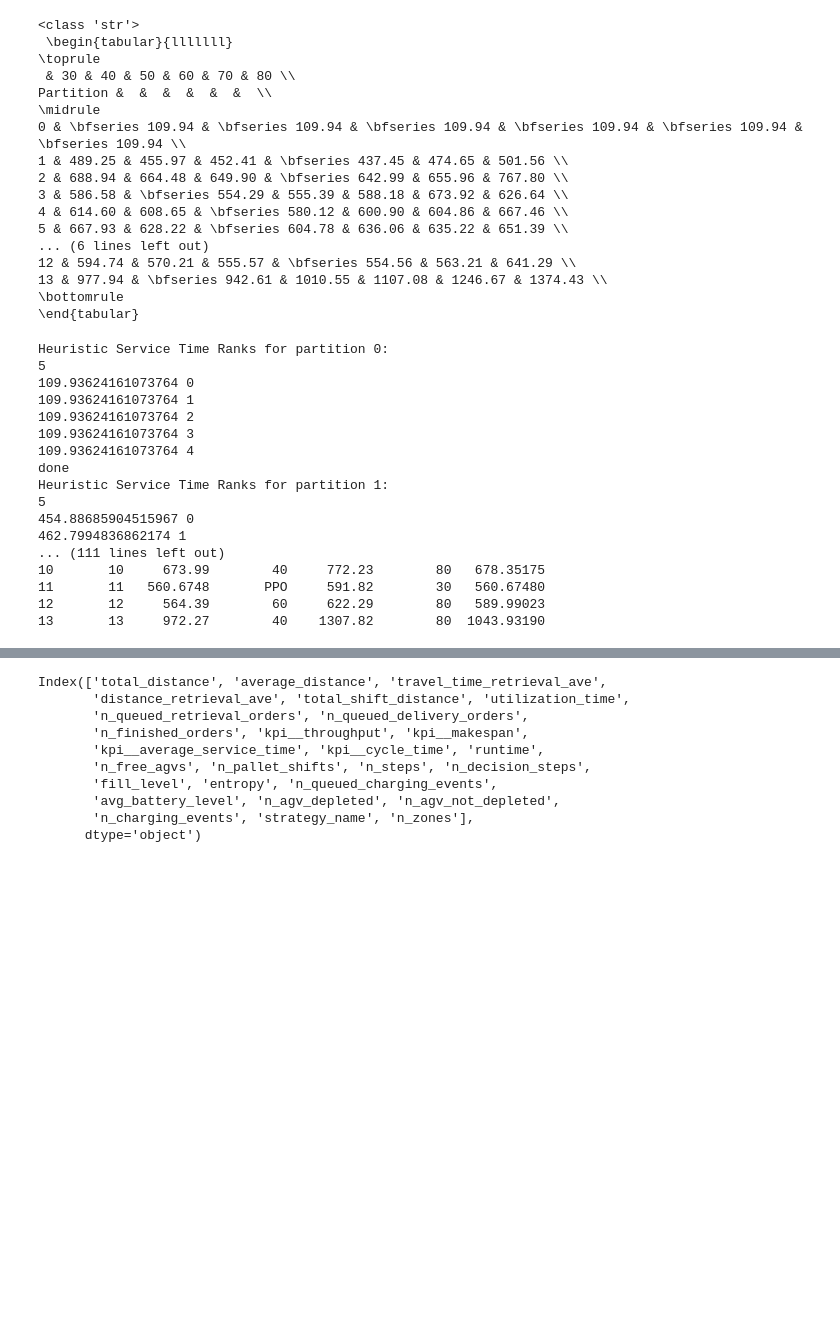
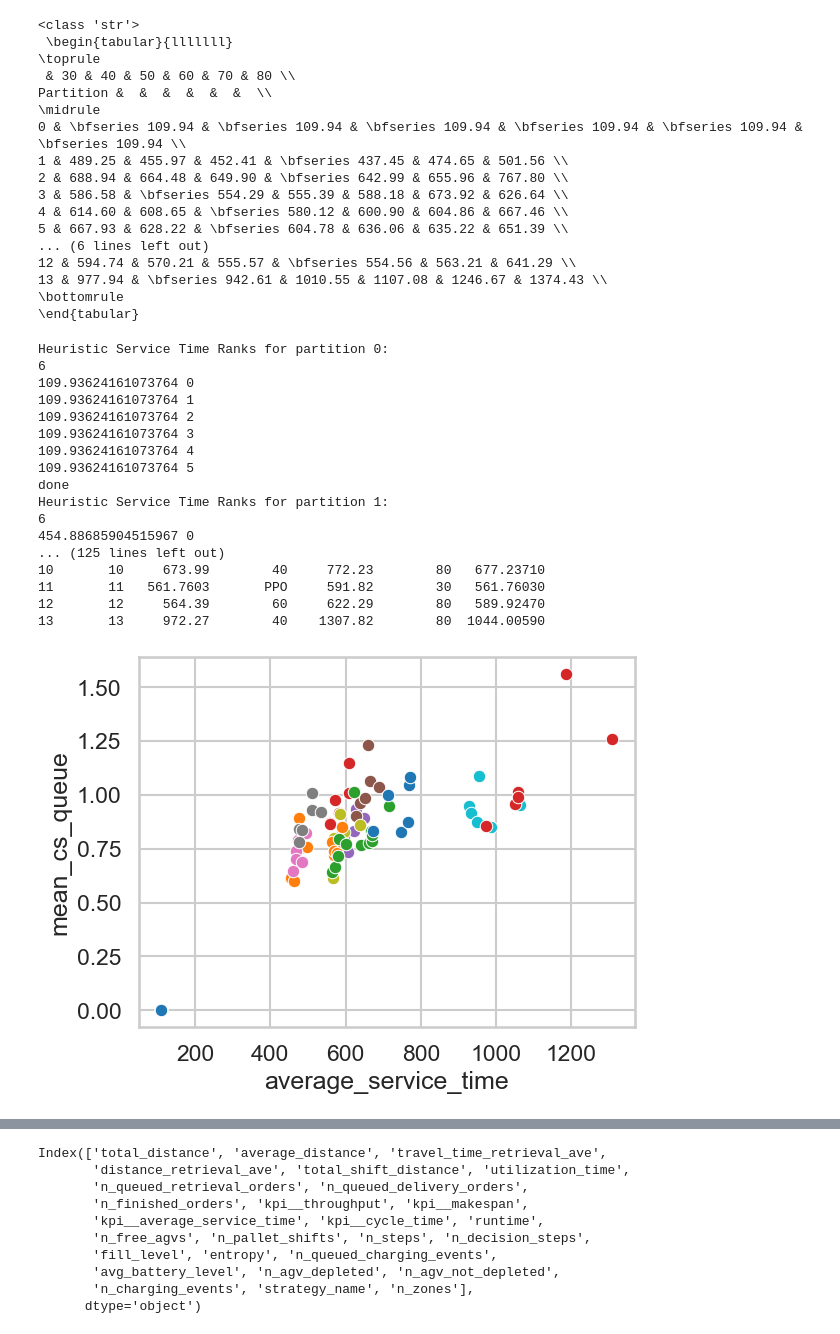
Before and after one commit to j4n1k/slapstack-battery-management, a Jupyter notebook: experiments/eval_charging_dispatching.ipynb, the cells around one changed output, grey strips where cells are left out. Cells and saved outputs as stored; diff of their text form; code cells hidden in the pictures; blank space fills up the shorter version.

```diff
--- a/experiments/eval_charging_dispatching.ipynb
+++ b/experiments/eval_charging_dispatching.ipynb
@@ -571,6 +586,7 @@ Result = namedtuple('Result', [
     'average_service_time',
     'throughput', 'max_delivery_buffer', 'max_retrieval_buffer', 'mean_retrieval_buffer',
     'max_agv_depleted', 'mean_agv_depleted',
+    'max_cs_queue', 'mean_cs_queue',
     'index', 'name'])
 
 
@@ -593,7 +609,7 @@ def get_best_storage_strategies(experiment_dfs, n_best, exclude, scoring='averag
             'entropy',
             'kpi__average_service_time',
             'kpi__throughput', 'n_finished_orders',
-            'n_queued_delivery_orders', 'n_queued_retrieval_orders', 'n_agv_depleted']
+            'n_queued_delivery_orders', 'n_queued_retrieval_orders', 'n_agv_depleted', 'n_queued_charging_events']
         ].sort_values('kpi__makespan')
         if df.name == "th_no_battery_constraints":
             df_sorted.name = "lower bound"
@@ -620,6 +636,8 @@ def get_best_storage_strategies(experiment_dfs, n_best, exclude, scoring='averag
             df_sorted['n_queued_retrieval_orders'].mean(),
             df_sorted['n_agv_depleted'].max(),
             df_sorted['n_agv_depleted'].mean(),
+            df_sorted['n_queued_charging_events'].max(),
+            df_sorted['n_queued_charging_events'].mean(),
             idx, df_sorted.name)
         scores.append(res)
         idx += 1
@@ -641,7 +659,7 @@ res_overview_df_d = dict({})
 for pt, dfs_s in dfs_d.items():
     print(f"Heuristic Service Time Ranks for partition {pt}:")
     best_dfs_d[pt], res_overview_df_d[pt] = get_best_storage_strategies(
-        dfs_s, 5, [], 'average_service_time')
+        dfs_s, 10, [], 'average_service_time')
 
 result_df.describe()
 
@@ -660,22 +678,27 @@ res_paper_df = res_paper_df[["Strategy", "Min", "Min Strat", "Max", "Max Strat",
 print(res_paper_df)
 # %% [output]
 Heuristic Service Time Ranks for partition 0:
-5
+6
 109.93624161073764 0
 109.93624161073764 1
 109.93624161073764 2
 109.93624161073764 3
 109.93624161073764 4
+109.93624161073764 5
 done
 Heuristic Service Time Ranks for partition 1:
-5
+6
 454.88685904515967 0
-462.7994836862174 1
-... (111 lines left out)
-10       10     673.99        40     772.23        80   678.35175
-11       11   560.6748       PPO     591.82        30   560.67480
-12       12     564.39        60     622.29        80   589.99023
-13       13     972.27        40    1307.82        80  1043.93190
+... (125 lines left out)
+10       10     673.99        40     772.23        80   677.23710
+11       11   561.7603       PPO     591.82        30   561.76030
+12       12     564.39        60     622.29        80   589.92470
+13       13     972.27        40    1307.82        80  1044.00590
+# %%
+for i in range(14):
+    sns.scatterplot(x="average_service_time", y="mean_cs_queue", data=res_overview_df_d[i])
+# %% [output]
+[figure, added]
 # %%
 res_paper_df
 # %% [output]
```
Also changed, not shown: parts of 5 cells of this notebook, 15 other files.
